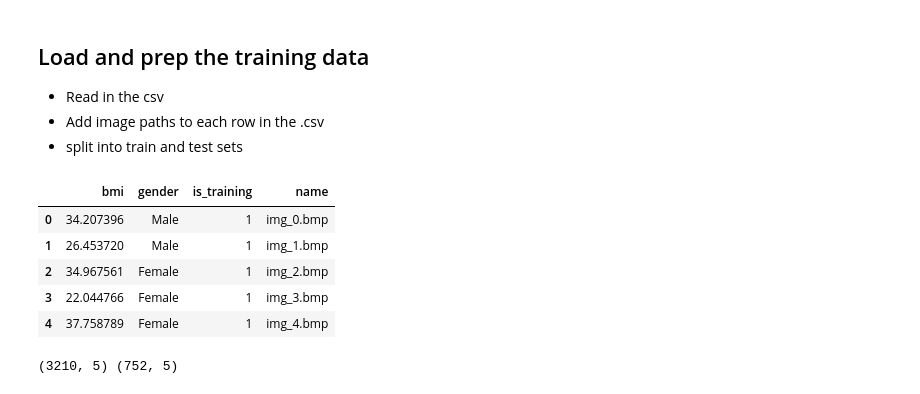
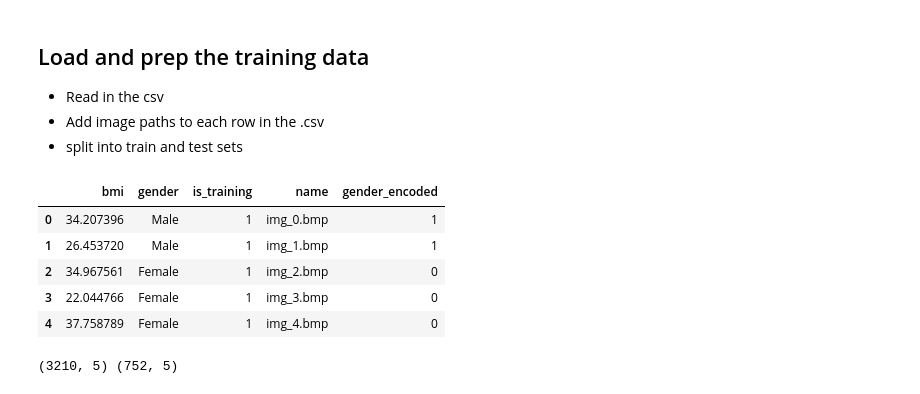
Before and after one commit to OGladfelter/ML2_final, a Jupyter notebook: final_project.ipynb, the cells around one changed output. Drawn from its saved outputs; the diff is of its cells as text; code cells hidden in the pictures.

```diff
--- a/final_project.ipynb
+++ b/final_project.ipynb
@@ -88,15 +88,16 @@ print(features.shape)  # should be (1, 512)
 * split into train and test sets
 # %%
 df = pd.read_csv(csv_path)
-del df['Unnamed: 0']
+del df['Unnamed: 0'] # ew
+df['gender_encoded'] = (df['gender'] == 'Male').astype(int) # # encode gender as 0/1
 display(df.head())
 # %% [output]
-|  | bmi | gender | is_training | name |
-| 0 | 34.207396 | Male | 1 | img_0.bmp |
-| 1 | 26.453720 | Male | 1 | img_1.bmp |
-| 2 | 34.967561 | Female | 1 | img_2.bmp |
-| 3 | 22.044766 | Female | 1 | img_3.bmp |
-| 4 | 37.758789 | Female | 1 | img_4.bmp |
+|  | bmi | gender | is_training | name | gender_encoded |
+| 0 | 34.207396 | Male | 1 | img_0.bmp | 1 |
+| 1 | 26.453720 | Male | 1 | img_1.bmp | 1 |
+| 2 | 34.967561 | Female | 1 | img_2.bmp | 0 |
+| 3 | 22.044766 | Female | 1 | img_3.bmp | 0 |
+| 4 | 37.758789 | Female | 1 | img_4.bmp | 0 |
 # %%
 from tensorflow.keras.preprocessing.image import ImageDataGenerator
 import pandas as pd
```
Also changed, not shown: parts of 9 cells of this notebook, 2 other files.
